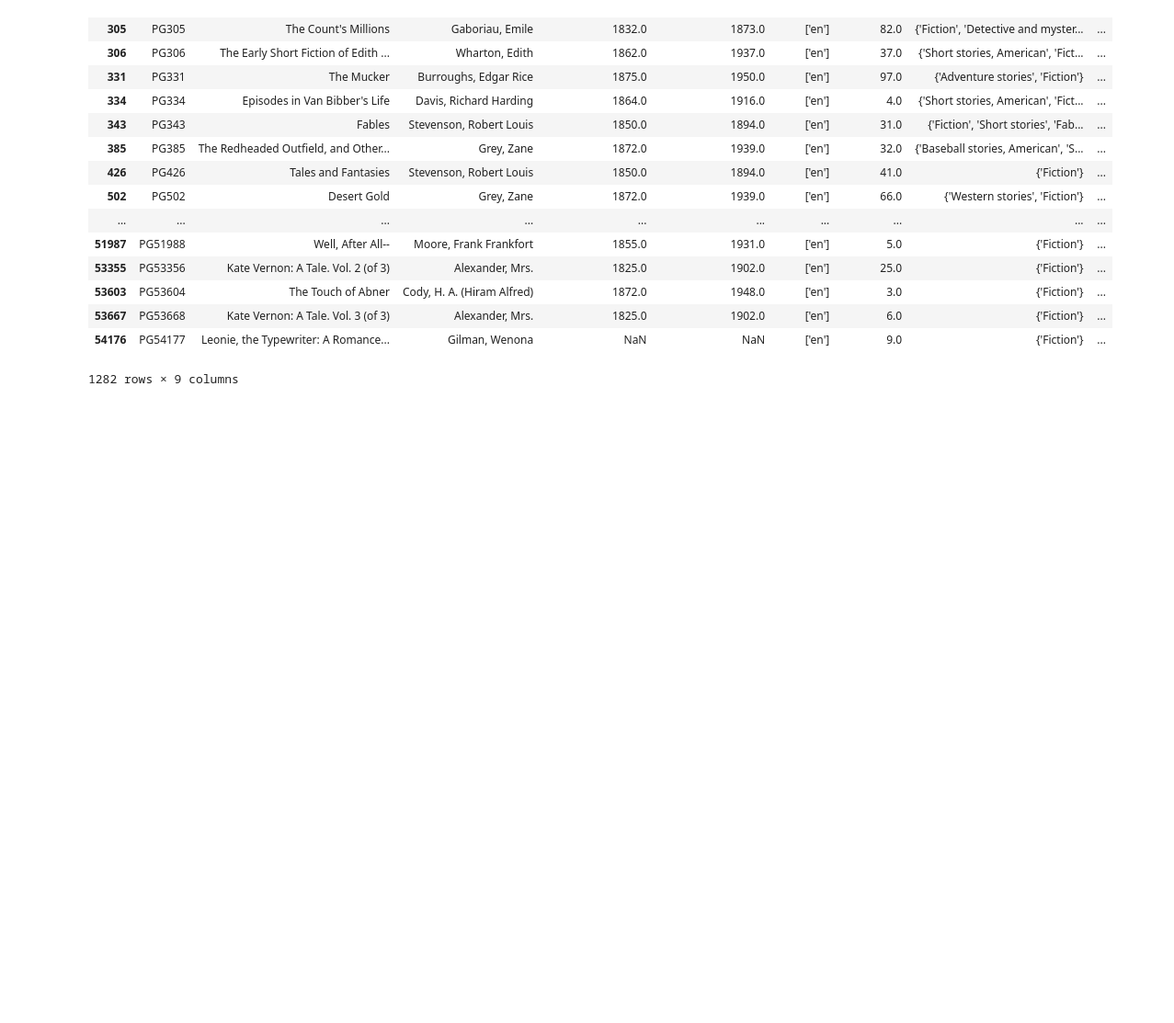
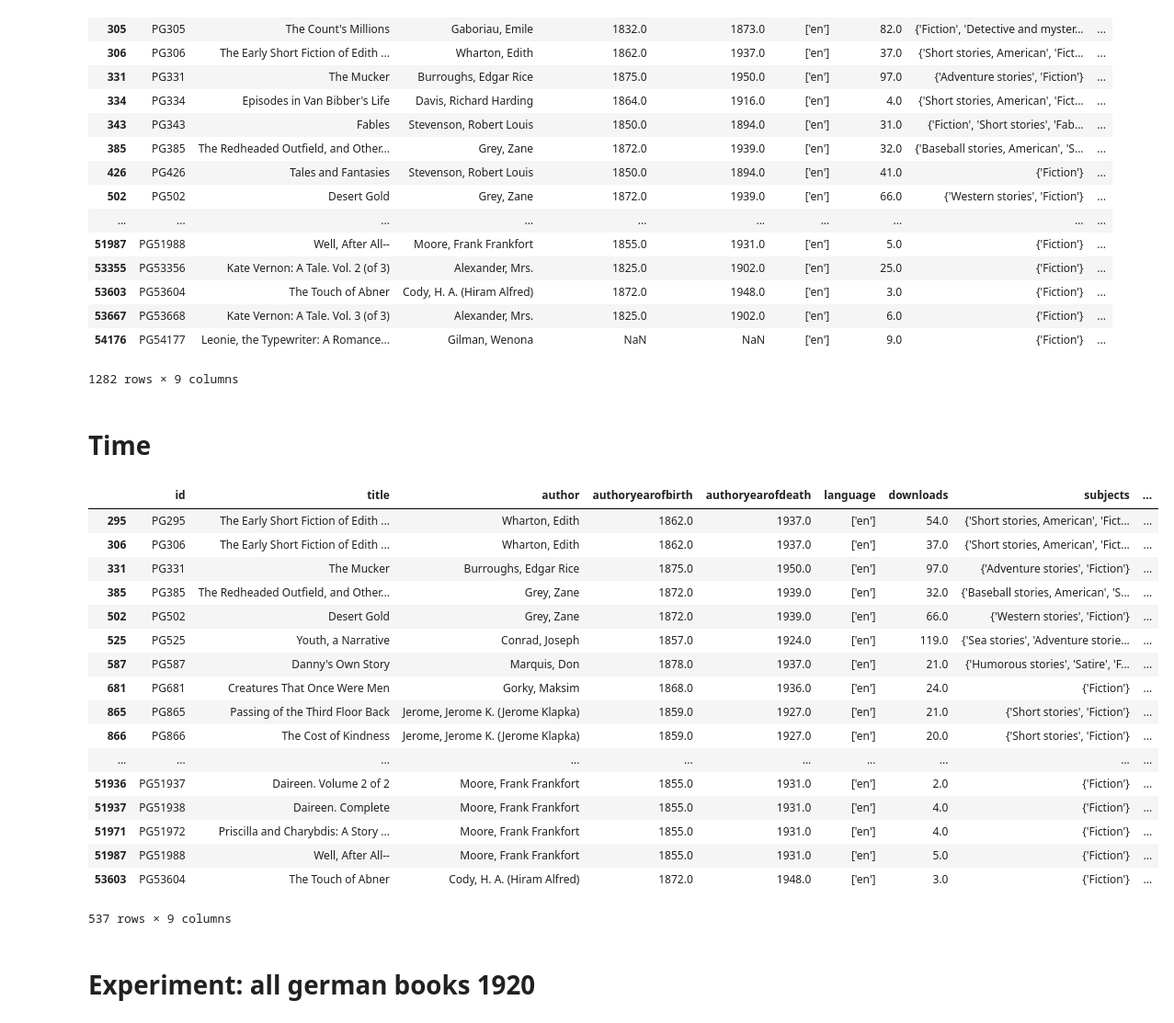
Before and after one commit to pgcorpus/gutenberg, a Jupyter notebook: nb_dev/Query-metadata_class.ipynb, the cells around one changed output. Shown at 92% size. Cells and saved outputs as stored; diff of their text form; code cells hidden in the pictures; blank space fills up the shorter version.

Commit message:
filter years

```diff
--- a/nb_dev/Query-metadata_class.ipynb
+++ b/nb_dev/Query-metadata_class.ipynb
@@ -273,3 +278,28 @@ meta.get_df()
 | 53667 | PG53668 | Kate Vernon: A Tale. Vol. 3 (of 3) | Alexander, Mrs. | 1825.0 | 1902.0 | ['en'] | 6.0 | {'Fiction'} | ... |
 | 54176 | PG54177 | Leonie, the Typewriter: A Romance... | Gilman, Wenona | NaN | NaN | ['en'] | 9.0 | {'Fiction'} | ... |
 1282 rows × 9 columns
+# %% [markdown]
+# Time
+# %%
+y_sel = 1921
+meta.filter_year(y_sel)
+meta.get_df()
+# %% [output]
+|  | id | title | author | authoryearofbirth | authoryearofdeath | language | downloads | subjects | ... |
+| 295 | PG295 | The Early Short Fiction of Edith ... | Wharton, Edith | 1862.0 | 1937.0 | ['en'] | 54.0 | {'Short stories, American', 'Fict... | ... |
+| 306 | PG306 | The Early Short Fiction of Edith ... | Wharton, Edith | 1862.0 | 1937.0 | ['en'] | 37.0 | {'Short stories, American', 'Fict... | ... |
+| 331 | PG331 | The Mucker | Burroughs, Edgar Rice | 1875.0 | 1950.0 | ['en'] | 97.0 | {'Adventure stories', 'Fiction'} | ... |
+| 385 | PG385 | The Redheaded Outfield, and Other... | Grey, Zane | 1872.0 | 1939.0 | ['en'] | 32.0 | {'Baseball stories, American', 'S... | ... |
+| 502 | PG502 | Desert Gold | Grey, Zane | 1872.0 | 1939.0 | ['en'] | 66.0 | {'Western stories', 'Fiction'} | ... |
+| 525 | PG525 | Youth, a Narrative | Conrad, Joseph | 1857.0 | 1924.0 | ['en'] | 119.0 | {'Sea stories', 'Adventure storie... | ... |
+| 587 | PG587 | Danny's Own Story | Marquis, Don | 1878.0 | 1937.0 | ['en'] | 21.0 | {'Humorous stories', 'Satire', 'F... | ... |
+| 681 | PG681 | Creatures That Once Were Men | Gorky, Maksim | 1868.0 | 1936.0 | ['en'] | 24.0 | {'Fiction'} | ... |
+| 865 | PG865 | Passing of the Third Floor Back | Jerome, Jerome K. (Jerome Klapka) | 1859.0 | 1927.0 | ['en'] | 21.0 | {'Short stories', 'Fiction'} | ... |
+| 866 | PG866 | The Cost of Kindness | Jerome, Jerome K. (Jerome Klapka) | 1859.0 | 1927.0 | ['en'] | 20.0 | {'Short stories', 'Fiction'} | ... |
+| ... | ... | ... | ... | ... | ... | ... | ... | ... | ... |
+| 51936 | PG51937 | Daireen. Volume 2 of 2 | Moore, Frank Frankfort | 1855.0 | 1931.0 | ['en'] | 2.0 | {'Fiction'} | ... |
+| 51937 | PG51938 | Daireen. Complete | Moore, Frank Frankfort | 1855.0 | 1931.0 | ['en'] | 4.0 | {'Fiction'} | ... |
+| 51971 | PG51972 | Priscilla and Charybdis: A Story ... | Moore, Frank Frankfort | 1855.0 | 1931.0 | ['en'] | 4.0 | {'Fiction'} | ... |
+| 51987 | PG51988 | Well, After All-- | Moore, Frank Frankfort | 1855.0 | 1931.0 | ['en'] | 5.0 | {'Fiction'} | ... |
+| 53603 | PG53604 | The Touch of Abner | Cody, H. A. (Hiram Alfred) | 1872.0 | 1948.0 | ['en'] | 3.0 | {'Fiction'} | ... |
+537 rows × 9 columns
@@ -275,0 +308,2 @@ meta.get_df()
+# %% [markdown]
+# Experiment: all german books 1920
```
Also changed, not shown: parts of 5 cells of this notebook, 1 other file.
